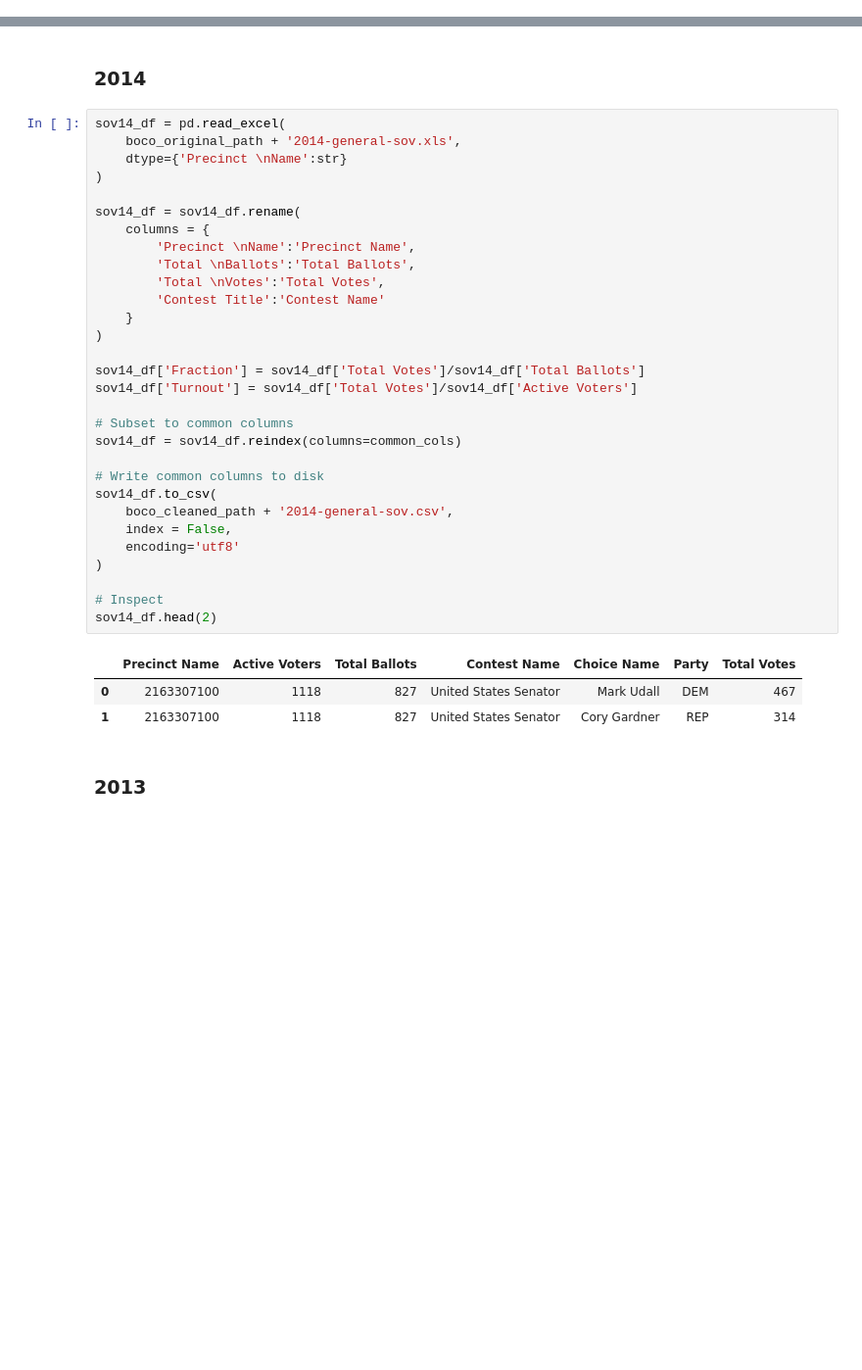
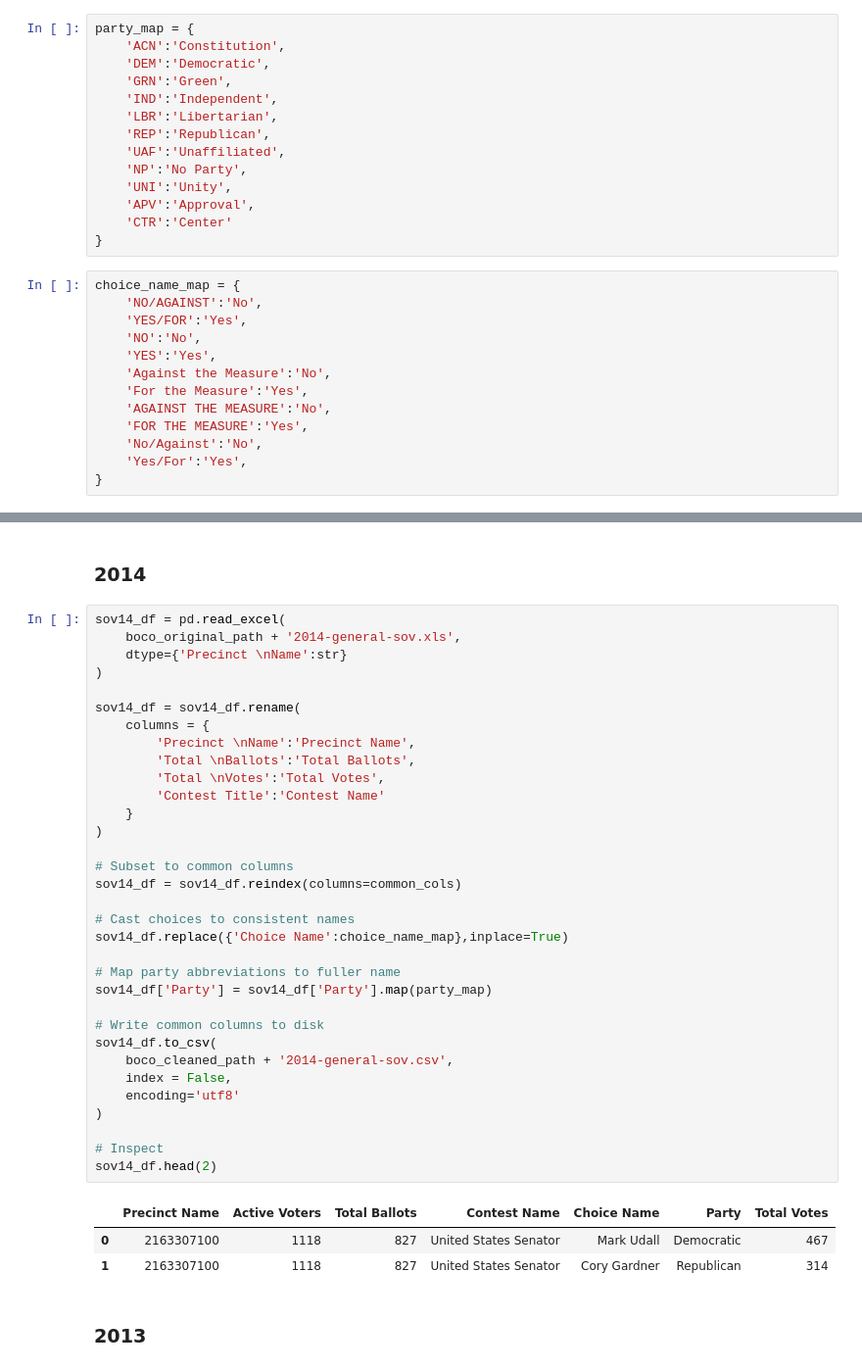
Before and after one commit to BoulderPublicData/Election-Results, a Jupyter notebook: Cleaning.ipynb, the cells around one changed output, grey strips where cells are left out. Shown: that part at 98% size. Drawn from its saved outputs; the diff is of its cells as text; blank space fills up the shorter version.

```diff
--- a/Cleaning.ipynb
+++ b/Cleaning.ipynb
@@ -54,3 +54,30 @@ common_cols = ['Precinct Name','Active Voters','Total Ballots','Contest Name','C
+# %%
+party_map = {
+    'ACN':'Constitution',
+    'DEM':'Democratic',
+    'GRN':'Green',
+    'IND':'Independent',
+    'LBR':'Libertarian',
+    'REP':'Republican',
+    'UAF':'Unaffiliated',
+    'NP':'No Party',
+    'UNI':'Unity',
+    'APV':'Approval',
+    'CTR':'Center'
+}
+# %%
+choice_name_map = {
+    'NO/AGAINST':'No',
+    'YES/FOR':'Yes',
+    'NO':'No',
+    'YES':'Yes',
+    'Against the Measure':'No',
+    'For the Measure':'Yes',
+    'AGAINST THE MEASURE':'No',
+    'FOR THE MEASURE':'Yes',
+    'No/Against':'No',
+    'Yes/For':'Yes',
+}
 # %% [markdown]
 ### 2022
 # %%
@@ -334,37 +482,40 @@ sov15_df.head(2)
 # %%
 sov14_df = pd.read_excel(
     boco_original_path + '2014-general-sov.xls',
     dtype={'Precinct \nName':str}
 )
 
 sov14_df = sov14_df.rename(
     columns = {
         'Precinct \nName':'Precinct Name',
         'Total \nBallots':'Total Ballots',
         'Total \nVotes':'Total Votes',
         'Contest Title':'Contest Name'
     }
 )
 
-sov14_df['Fraction'] = sov14_df['Total Votes']/sov14_df['Total Ballots']
-sov14_df['Turnout'] = sov14_df['Total Votes']/sov14_df['Active Voters']
-
 # Subset to common columns
 sov14_df = sov14_df.reindex(columns=common_cols)
+
+# Cast choices to consistent names
+sov14_df.replace({'Choice Name':choice_name_map},inplace=True)
+
+# Map party abbreviations to fuller name
+sov14_df['Party'] = sov14_df['Party'].map(party_map)
 
 # Write common columns to disk
 sov14_df.to_csv(
     boco_cleaned_path + '2014-general-sov.csv',
     index = False,
     encoding='utf8'
 )
 
 # Inspect
 sov14_df.head(2)
 # %% [output]
 |  | Precinct Name | Active Voters | Total Ballots | Contest Name | Choice Name | Party | Total Votes |
-| 0 | 2163307100 | 1118 | 827 | United States Senator | Mark Udall | DEM | 467 |
-| 1 | 2163307100 | 1118 | 827 | United States Senator | Cory Gardner | REP | 314 |
+| 0 | 2163307100 | 1118 | 827 | United States Senator | Mark Udall | Democratic | 467 |
+| 1 | 2163307100 | 1118 | 827 | United States Senator | Cory Gardner | Republican | 314 |
 # %% [markdown]
 ### 2013
 # %%
```
Also changed, not shown: parts of 84 cells of this notebook, 15 other files.
